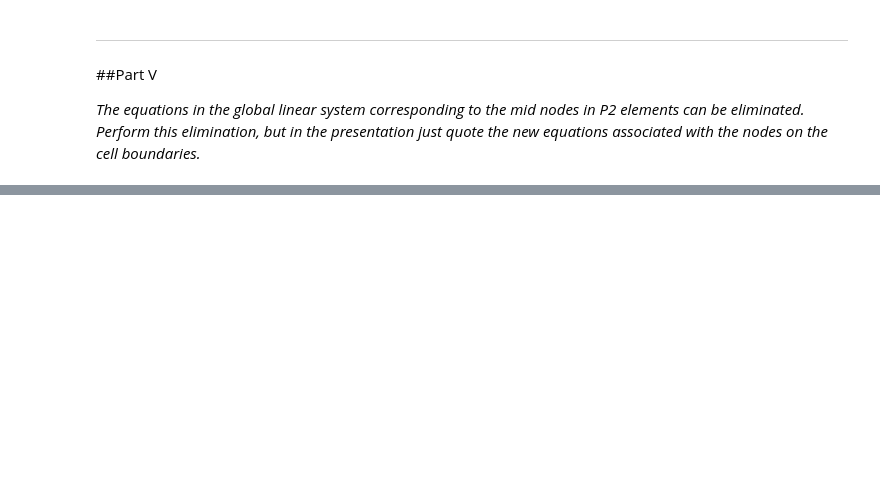
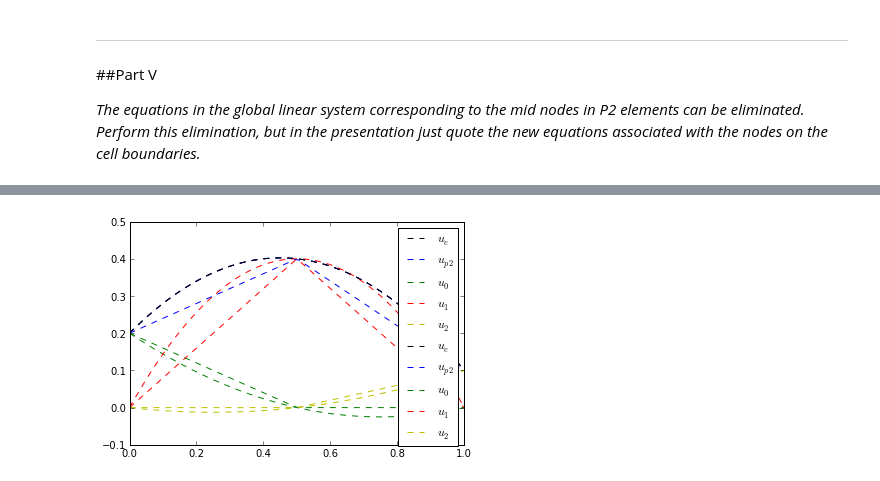
Before and after one commit to miladh/inf5620, a Jupyter notebook: exam/ex6_P2elements.ipynb, the cells around one changed output, grey strips where cells are left out. Saved outputs shown, nothing was run; the diff lists cells and outputs as text; code cells hidden in the pictures; blank space fills up the shorter version.

```diff
--- a/exam/ex6_P2elements.ipynb
+++ b/exam/ex6_P2elements.ipynb
@@ -146,3 +355,88 @@ plot(x, ue, x, ulg, x,uc)
 ##Part V
 
 *The equations in the global linear system corresponding to the mid nodes in P2 elements can be eliminated. Perform this elimination, but in the presentation just quote the new equations associated with the nodes on the cell boundaries.*
+# %%
+from pylab import*
+import numpy as np
+
+x = linspace(0,1,100)
+g = 0.1
+b = 0.2
+h = 1.0
+
+ue  = -x**2 + (1 + g - b) * x + b
+c = [b, g/2. + b/2. + 1./4. , g]
+u0 = b*(x - 1)*(2*x - 1)
+u1 = 3*h*(-(2*x - 1)**2 + 1)*(8*g/(3*h) + 8*b/(3*h) + 4*h/3)/16
+u2 = g*x*(2*x - 1)
+
+up2 = u0 + u1 + u2
+
+plot(x, ue,'--k',label = "$u_{e}$")
+plot(x, up2,'--b',label = "$u_{p2}$")
+plot(x, u0,'--g',label = "$u_{0}$")
+plot(x, u1,'--r',label = "$u_{1}$")
+plot(x, u2,'--y',label = "$u_{2}$")
+legend()
+print c
+
+def phi0(x):
+    h = 0.5
+    if(x < 0):
+        return 0
+    elif(x >= 0.0 and x<0.5):
+        return 1-(x - 0.0)/h
+    else:
+        return 0
+
+def phi1(x):
+    h = 0.5
+    if(x < 0):
+        return 0
+    elif(x >= 0 and x < 0.5):
+        return (x - 0.0)/h
+    elif(x >= 0.5 and x<1.0):
+        return 1-(x - 0.5)/h
+    else:
+        return 0
+
+
+def phi2(x):
+    h = 0.5
+    if(x < 0.5):
+        return 0
+    elif(x >= 0.5 and x < 1.0):
+        return (x - 0.5)/h
+    elif(x >= 1.0):
+        return 1-(x - 1.0)/h
+    else:
+        return 0
+
+h = 0.5
+g = 0.1
+b = 0.2
+x = np.linspace(0,1,100)
+
+ue  = -x**2 + (1 + g - b) * x + b
+u0 = 0*x
+u1 = 0*x
+u2 = 0*x
+c = [b, h * (g/h + b/h + 2*h)/2., g]
+
+
+for i in range(0,len(x)):
+    u0[i] = c[0]*phi0(x[i])
+    u1[i] = c[1]* phi1(x[i])
+    u2[i] = c[2]*phi2(x[i])
+
+
+up1 = u0 + u1 + u2
+
+plot(x, ue,'--k',label = "$u_{e}$")
+plot(x, up1,'--b',label = "$u_{p2}$")
+plot(x, u0,'--g',label = "$u_{0}$")
+plot(x, u1,'--r',label = "$u_{1}$")
+plot(x, u2,'--y',label = "$u_{2}$")
+legend()
+print c
+# %% [output]
@@ -148,0 +445 @@ plot(x, ue, x, ulg, x,uc)
+[figure, added]
```
Also changed, not shown: parts of 10 cells of this notebook, 2 other files.
